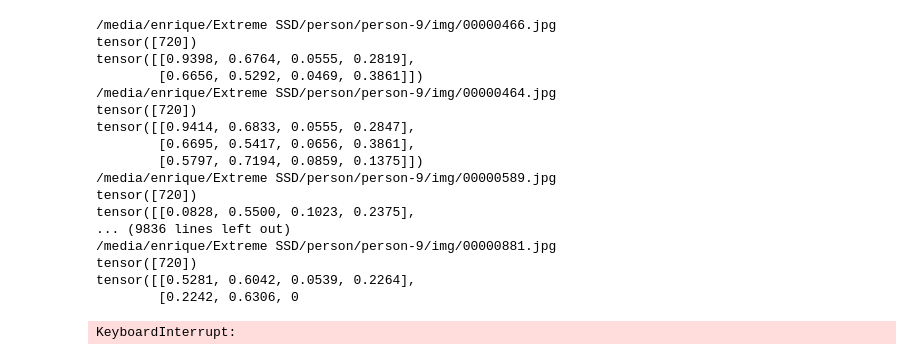
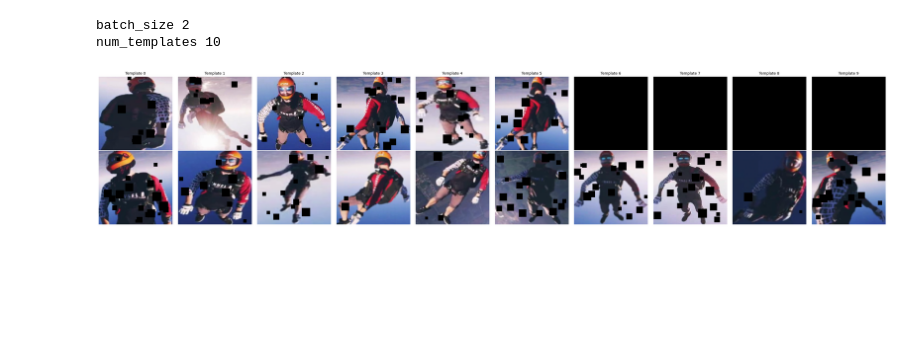
Before and after one commit to jalemanb/custom_detr, a Jupyter notebook: dataset_viewer.ipynb, the cells around one changed output. Saved outputs shown, nothing was run; the diff lists cells and outputs as text; code cells hidden in the pictures; blank space fills up the shorter version.

```diff
--- a/dataset_viewer.ipynb
+++ b/dataset_viewer.ipynb
@@ -8,10 +8,10 @@ import matplotlib.pyplot as plt
 # %%
 root_dir = '/media/enrique/Extreme SSD/person'
 sequence_list = [f'person-{i}' for i in range(1, 21)]
-sequence_list = ["person-9"]
+sequence_list = ["person-10"]
 dataset = PersonDataset(root_dir=root_dir, sequence_list=sequence_list, img_transform_size=(640, 640), template_transform_size=(256, 256), max_num_templates=10, max_detections = 300)
 
-batch_size = 1
+batch_size = 2
 # Optionally, create DataLoader objects for the training and validation sets
 data_loader = DataLoader(dataset, batch_size=batch_size, shuffle=True)
 # %%
@@ -83,27 +97,50 @@ Number bboxes tensor([9])
+# %%
+
+templates_tensor = data_sample["templates"]
+batch_size = templates_tensor.shape[0]
+num_templates = templates_tensor.shape[1]
+
+print("batch_size", batch_size)
+print("num_templates", num_templates)
+
+# Create a figure with multiple subplots: rows = batch_size, cols = num_templates
+fig, axs = plt.subplots(batch_size, num_templates, figsize=(num_templates * 3, batch_size * 3))
+
+# Loop over the batches and templates
+for i in range(batch_size):
+    for j in range(num_templates):
+
+        # Extract the corresponding template image from the tensor
+        img_tensor = templates_tensor[i, j]
+
+        # Permute to [width, height, channels] for matplotlib if it's RGB
+        img_tensor = img_tensor.permute(1, 2, 0)
+
+        # Normalize the image tensor for better visualization
+        img_tensor = (img_tensor - img_tensor.min()) / (img_tensor.max() - img_tensor.min())
+
+        # Plot the image on the subplot (i-th row, j-th column)
+        axs[i, j].imshow(img_tensor)
+        axs[i, j].axis('off')  # Remove the axis for a cleaner look
+
+        # Set titles for rows and columns
+        if i == 0:
+            axs[i, j].set_title(f'Template {j}', fontsize=10)
+        if j == 0:
+            axs[i, j].set_ylabel(f'Batch {i}', fontsize=10)
+
+# Adjust the layout for better spacing
+plt.tight_layout()
+plt.show()
+# %% [output]
+batch_size 2
+num_templates 10
+[figure, added]
 # %%
-for epoch in range(10):
-    for batch in data_loader:
+# for epoch in range(10):
+#     for batch in data_loader:
 
-        for i in range(len(batch["img"])):
-            print(batch["img_path"][i])
-            print(batch["orig_dim"][i])
-            print(batch["bounding_boxes"][i][:batch['num_boxes'], :])
+#         for i in range(len(batch["img"])):
+#             print(batch["img_path"][i])
+#             print(batch["orig_dim"][i])
+#             print(batch["bounding_boxes"][i][:batch['num_boxes'], :])
-# %% [output]
-/media/enrique/Extreme SSD/person/person-9/img/00000466.jpg
-tensor([720])
-tensor([[0.9398, 0.6764, 0.0555, 0.2819],
-        [0.6656, 0.5292, 0.0469, 0.3861]])
-/media/enrique/Extreme SSD/person/person-9/img/00000464.jpg
-tensor([720])
-tensor([[0.9414, 0.6833, 0.0555, 0.2847],
-        [0.6695, 0.5417, 0.0656, 0.3861],
-        [0.5797, 0.7194, 0.0859, 0.1375]])
-/media/enrique/Extreme SSD/person/person-9/img/00000589.jpg
-tensor([720])
-tensor([[0.0828, 0.5500, 0.1023, 0.2375],
-... (9836 lines left out)
-/media/enrique/Extreme SSD/person/person-9/img/00000881.jpg
-tensor([720])
-tensor([[0.5281, 0.6042, 0.0539, 0.2264],
-        [0.2242, 0.6306, 0
-KeyboardInterrupt:
```
Also changed, not shown: parts of 2 cells of this notebook, 3 other files.
